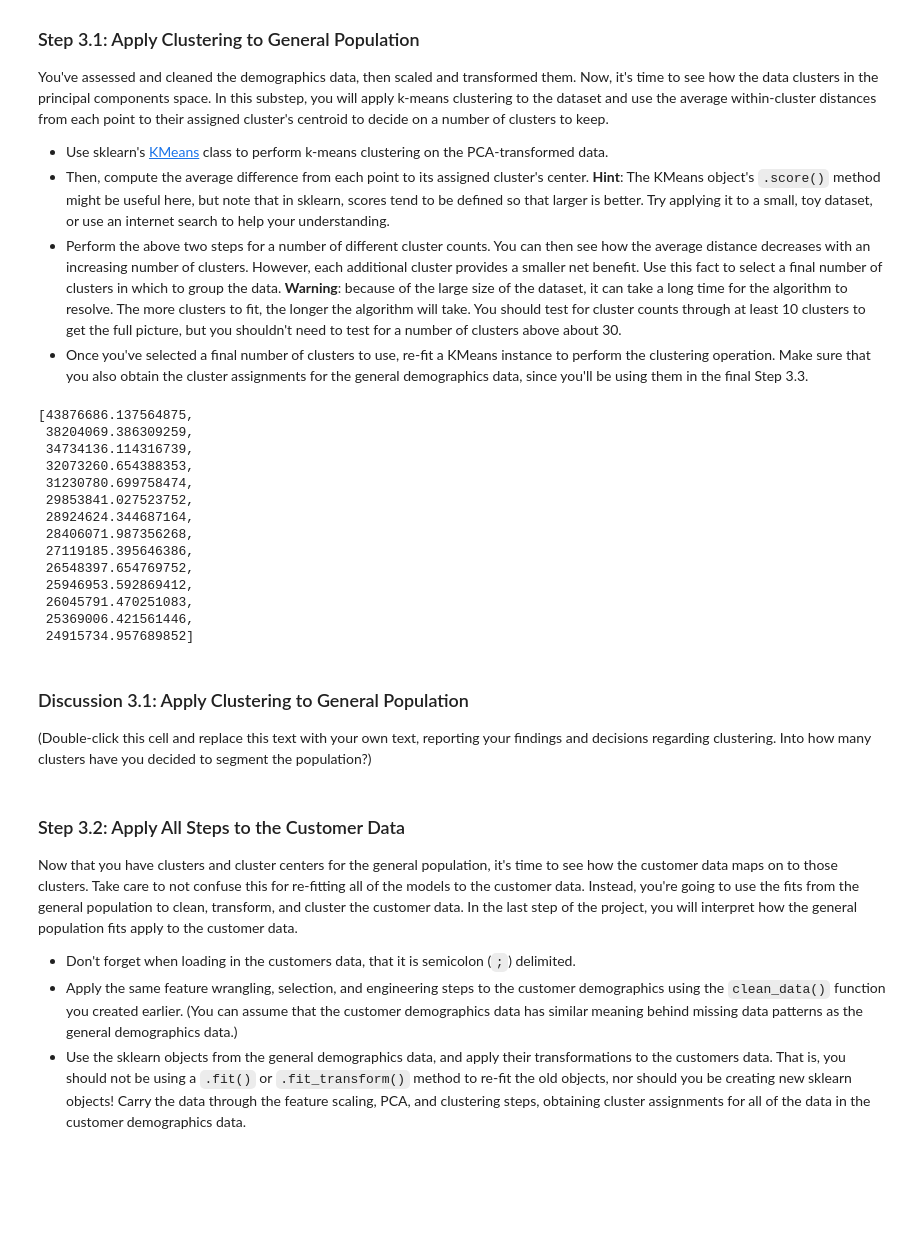
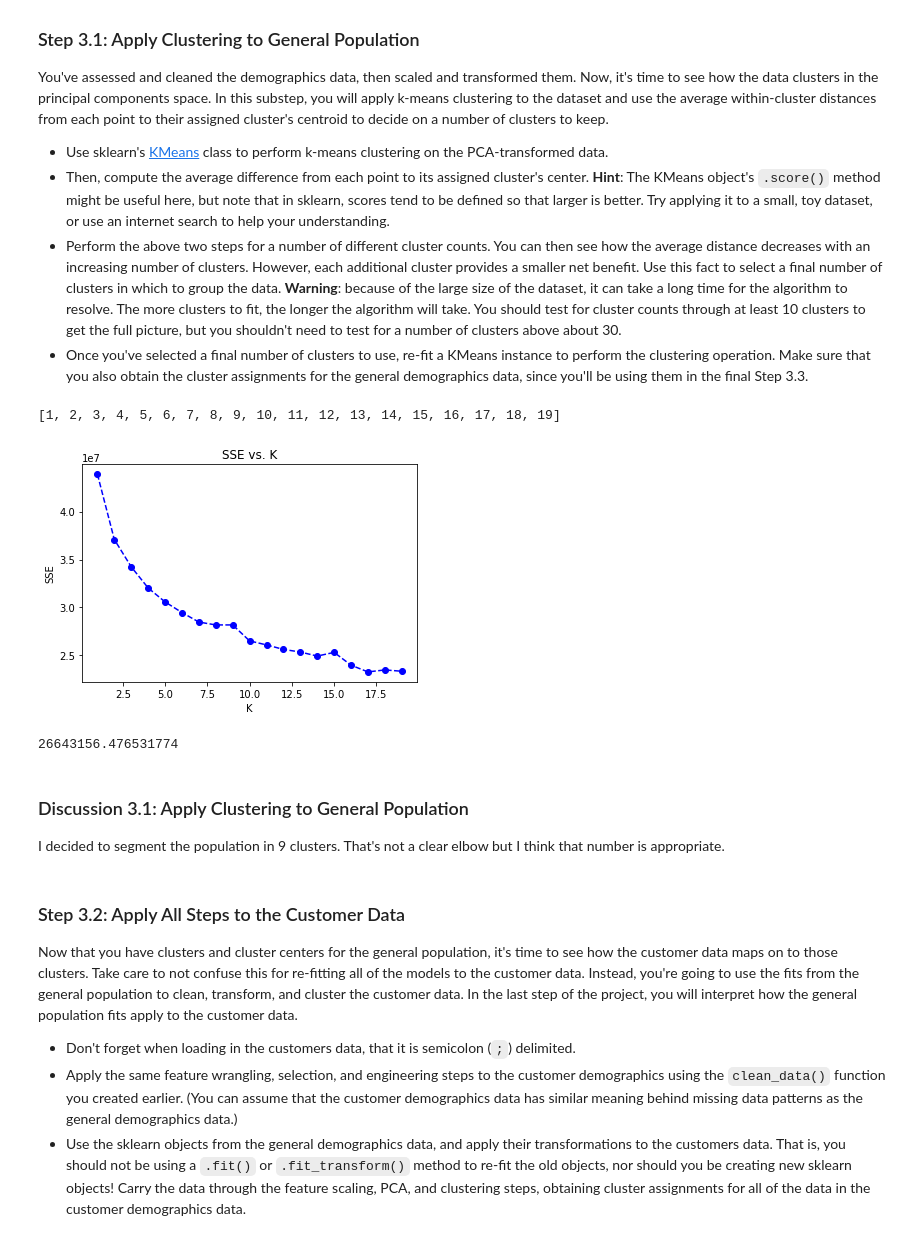
Before and after one commit to samthegolden/DSND_Term1, a Jupyter notebook: projects/p3_/Identify_Customer_Segments.ipynb, the cells around one changed output. Cells and saved outputs as stored; diff of their text form; code cells hidden in the pictures; blank space fills up the shorter version.

```diff
--- a/projects/p3_/Identify_Customer_Segments.ipynb
+++ b/projects/p3_/Identify_Customer_Segments.ipynb
@@ -1253,31 +1239,29 @@ def k_mean_score(data, n_cluster):
     kmeans = MiniBatchKMeans(n_clusters = n_cluster)
     model = kmeans.fit(data)
     score = np.abs(model.score(data))
+    # score = model.inertia_
     return score
 
 scores = []
-ks = list(range(1,15))
-for k in ks:
+centers = list(range(1,20))
+for k in centers:
     scores.append(k_mean_score(azdias_pca, k))
+# %%
+scores
+centers
+# %% [output]
+[1, 2, 3, 4, 5, 6, 7, 8, 9, 10, 11, 12, 13, 14, 15, 16, 17, 18, 19]
 # %%
 # Investigate the change in within-cluster distance across number of clusters.
 # HINT: Use matplotlib's plot function to visualize this relationship.
-scores
+
+#Your plot should look similar to the below
+plt.plot(centers, scores, linestyle='--', marker='o', color='b');
+plt.xlabel('K');
+plt.ylabel('SSE');
+plt.title('SSE vs. K');
 # %% [output]
-[43876686.137564875,
- 38204069.386309259,
- 34734136.114316739,
- 32073260.654388353,
- 31230780.699758474,
- 29853841.027523752,
- 28924624.344687164,
- 28406071.987356268,
- 27119185.395646386,
- 26548397.654769752,
- 25946953.592869412,
- 26045791.470251083,
- 25369006.421561446,
- 24915734.957689852]
+[figure, added]
 # %%
 # Re-fit the k-means model with the selected number of clusters and obtain
 # cluster predictions for the general population demographics data.
@@ -1284,7 +1274,11 @@ scores
-# %% [markdown]
-### Discussion 3.1: Apply Clustering to General Population
-
-(Double-click this cell and replace this text with your own text, reporting your findings and decisions regarding clustering. Into how many clusters have you decided to segment the population?)
+# %%
+score
+# %% [output]
+26643156.476531774
+# %% [markdown]
+### Discussion 3.1: Apply Clustering to General Population
+
+I decided to segment the population in 9 clusters. That's not a clear elbow but I think that number is appropriate.
 # %% [markdown]
 ### Step 3.2: Apply All Steps to the Customer Data
 
```
Also changed, not shown: parts of 6 cells of this notebook.
